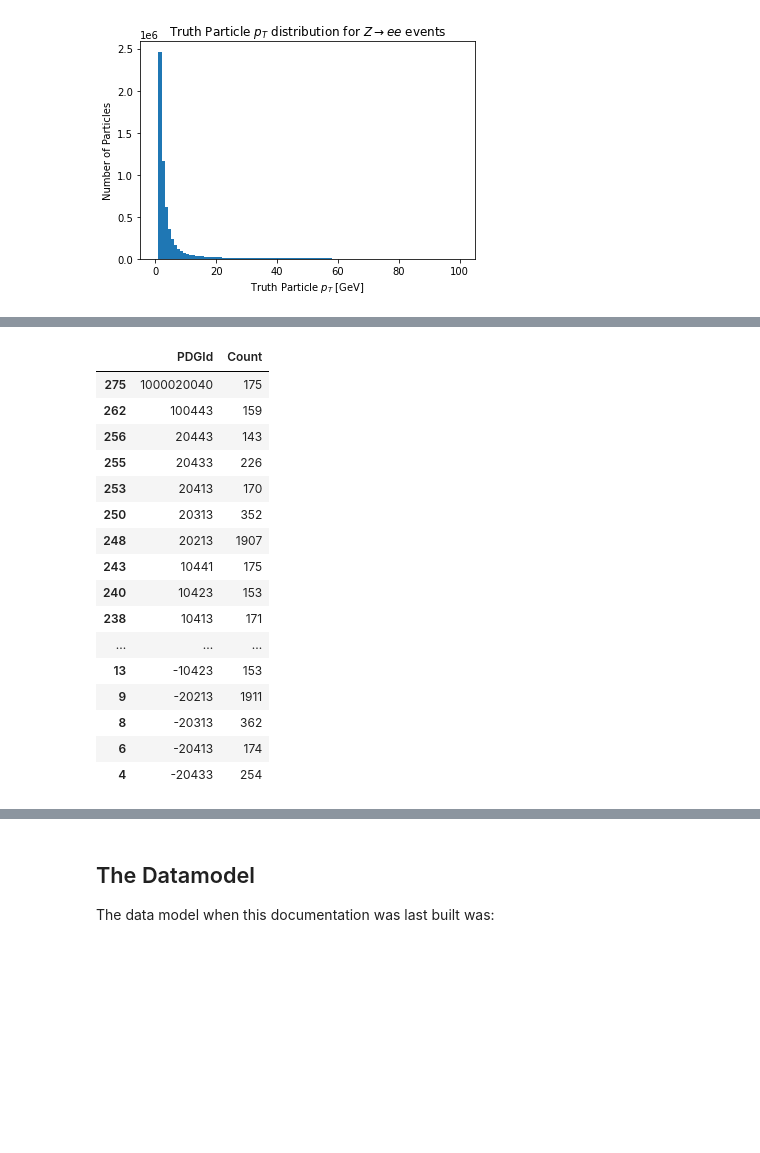
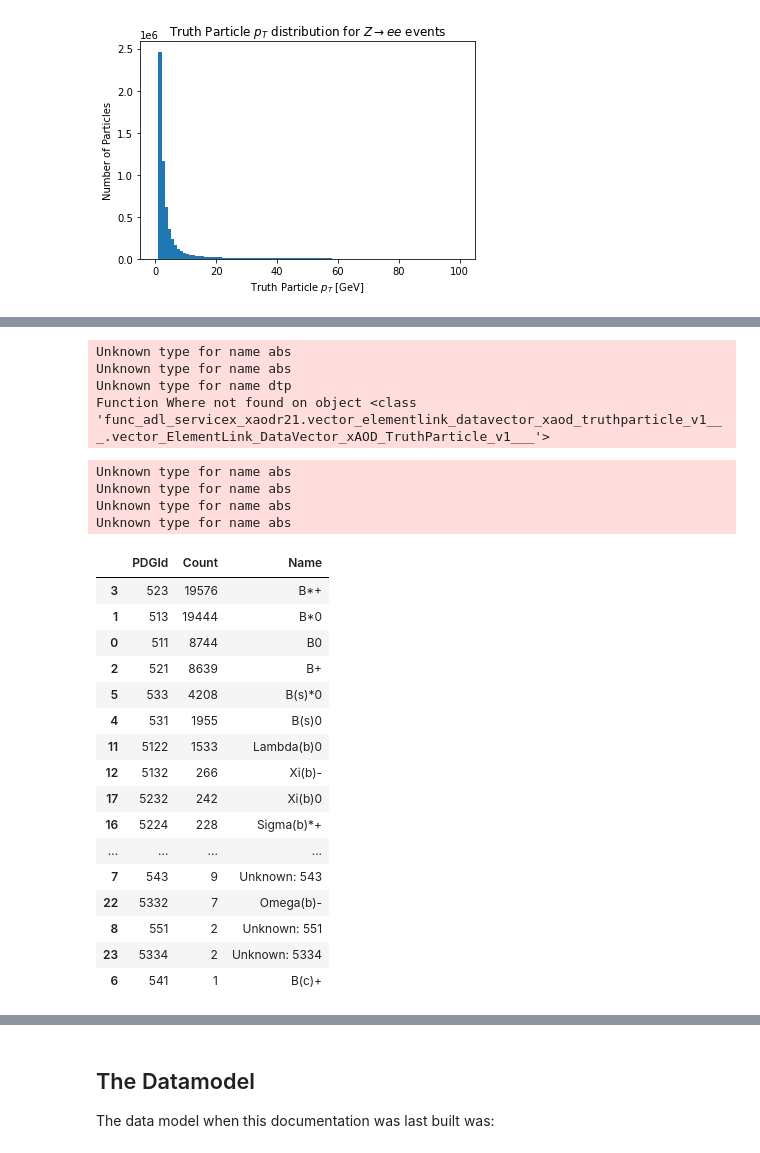
Before and after one commit to gordonwatts/xaod_usage, a Jupyter notebook: book/chapters/truth.ipynb, the cells around one changed output, grey strips where cells are left out. Cells and saved outputs as stored; diff of their text form; code cells hidden in the pictures; blank space fills up the shorter version.

Commit message:
Update with truth data model!

```diff
--- a/book/chapters/truth.ipynb
+++ b/book/chapters/truth.ipynb
@@ -36,25 +87,56 @@ A very quick look at the pdgid's that we have in the data we are looking at. In
+# %%
+real_children = (
+          ds
+          .SelectMany(lambda e: e.TruthParticles("TruthParticles"))
+          .Where(lambda tp: (abs(tp.pdgId()) == 5))
+          .Where(lambda tp: tp.hasDecayVtx())
+          .Where(lambda tp: tp.decayVtx().outgoingParticleLinks().Where(lambda dtp: abs(dtp.pdgId()) == 5).Count() == 0)
+          .SelectMany(lambda tp: tp.decayVtx().outgoingParticleLinks())
+          .Where(lambda tp: tp.hasBottom())
+          .Where(lambda tp: tp.hasProdVtx())
+          .Where(lambda tp: tp.hasDecayVtx())
+)
+# %% [output]
+Unknown type for name abs
+Unknown type for name abs
+Unknown type for name dtp
+Function Where not found on object <class 'func_adl_servicex_xaodr21.vector_elementlink_datavector_xaod_truthparticle_v1___.vector_ElementLink_DataVector_xAOD_TruthParticle_v1___'>
+# %%
+children = (real_children
+    .Select(lambda tp: {
+        'pdgId': abs(tp.pdgId()),
+        'dx': abs(tp.prodVtx().x() - tp.decayVtx().x()),
+        'dy': abs(tp.prodVtx().y() - tp.decayVtx().y()),
+        'dz': abs(tp.prodVtx().z() - tp.decayVtx().z()),
+    })
+    .AsAwkwardArray()
+    .value()
+)
+# %% [output]
+Unknown type for name abs
+Unknown type for name abs
+Unknown type for name abs
+Unknown type for name abs
 # %%
-import numpy as np
-import pandas as pd
-unique, counts = np.unique(all_particles.pdgId, return_counts=True)
-pd.options.display.max_rows = None
-df = pd.DataFrame({'PDGId' : unique, 'Count': counts})
-df[df.Count>100].sort_values('PDGId', ascending=False)
+unique, counts = np.unique(children.pdgId, return_counts=True)
+df = pd.DataFrame({'PDGId' : unique, 'Count': counts, 'Name': [get_pdg_name(int(i)) for i in unique] })
+df['PDGId'] = df['PDGId'].astype(int)
+df.sort_values('Count', ascending=False)
 # %% [output]
-|  | PDGId | Count |
-| 275 | 1000020040 | 175 |
-| 262 | 100443 | 159 |
-| 256 | 20443 | 143 |
-| 255 | 20433 | 226 |
-| 253 | 20413 | 170 |
-| 250 | 20313 | 352 |
-| 248 | 20213 | 1907 |
-| 243 | 10441 | 175 |
-| 240 | 10423 | 153 |
-| 238 | 10413 | 171 |
-| ... | ... | ... |
-| 13 | -10423 | 153 |
-| 9 | -20213 | 1911 |
-| 8 | -20313 | 362 |
-| 6 | -20413 | 174 |
-| 4 | -20433 | 254 |
+|  | PDGId | Count | Name |
+| 3 | 523 | 19576 | B*+ |
+| 1 | 513 | 19444 | B*0 |
+| 0 | 511 | 8744 | B0 |
+| 2 | 521 | 8639 | B+ |
+| 5 | 533 | 4208 | B(s)*0 |
+| 4 | 531 | 1955 | B(s)0 |
+| 11 | 5122 | 1533 | Lambda(b)0 |
+| 12 | 5132 | 266 | Xi(b)- |
+| 17 | 5232 | 242 | Xi(b)0 |
+| 16 | 5224 | 228 | Sigma(b)*+ |
+| ... | ... | ... | ... |
+| 7 | 543 | 9 | Unknown: 543 |
+| 22 | 5332 | 7 | Omega(b)- |
+| 8 | 551 | 2 | Unknown: 551 |
+| 23 | 5334 | 2 | Unknown: 5334 |
+| 6 | 541 | 1 | B(c)+ |
```
Also changed, not shown: parts of 16 cells of this notebook, 2 other files.
